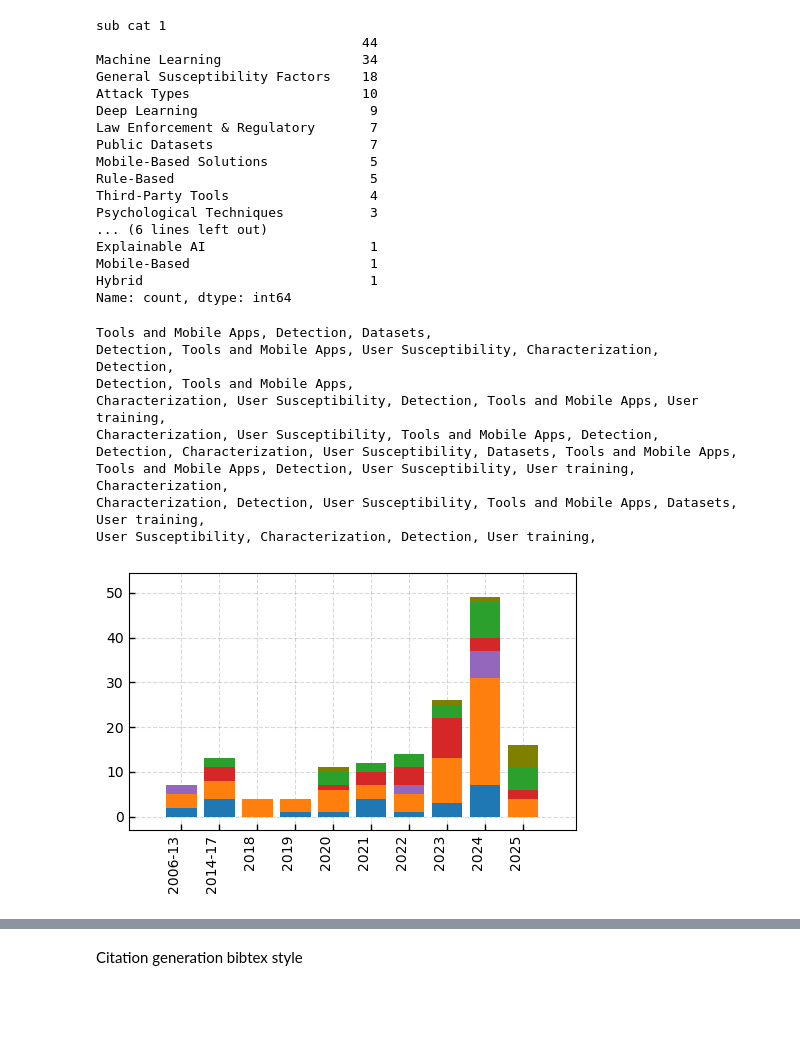
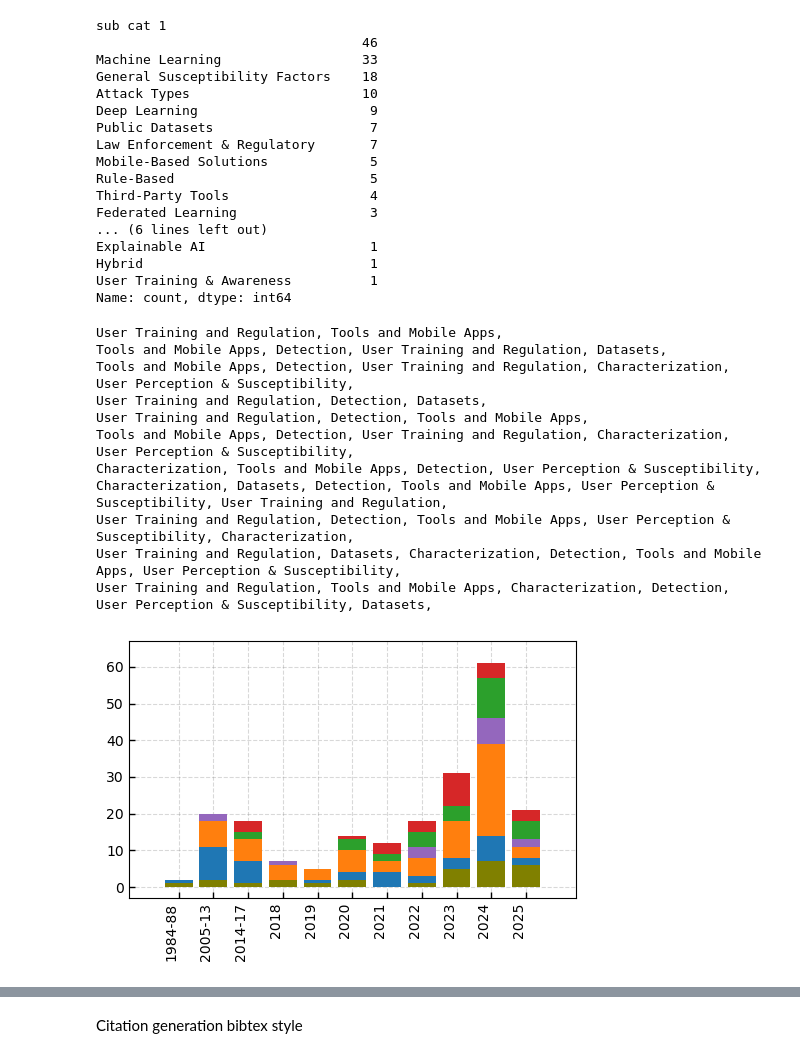
Before and after one commit to MarazMia/SMISH_DT, a Jupyter notebook: Code/papers_stat.ipynb, the cells around one changed output, grey strips where cells are left out. Drawn from its saved outputs; the diff is of its cells as text; code cells hidden in the pictures; blank space fills up the shorter version.

```diff
--- a/Code/papers_stat.ipynb
+++ b/Code/papers_stat.ipynb
@@ -4,7 +4,7 @@ import numpy as np
 import matplotlib.pyplot as plt
 import matplotlib.patches as mpatches
 # %%
-df = pd.read_excel('../papers_2.xlsx')
+df = pd.read_excel('../papers.xlsx')
 df.head()
 # %% [output]
 |  | Order | Paper Title | type | Citation ID | Publication Year | main cat | main cat 2 | sub cat 1 | ... |
@@ -60 +57,5 @@ min(df['Publication Year']), max(df['Publication Year'])
+# %%
+df['main cat'] = df['main cat'].replace('Defense & Tools', 'Tools and Mobile Apps')
+df['main cat'] = df['main cat'].replace('User Susceptibility', 'User Perception & Susceptibility')
+df['main cat 2'] = df['main cat 2'].replace('Defense & Tools', 'Tools and Mobile Apps')
 # %%
@@ -106,39 +111,52 @@ df[(df['main cat 2']=='Datasets')]
 df['sub cat 1'].value_counts()
 # %% [output]
 sub cat 1
-                                  44
-Machine Learning                  34
+                                  46
+Machine Learning                  33
 General Susceptibility Factors    18
 Attack Types                      10
 Deep Learning                      9
+Public Datasets                    7
 Law Enforcement & Regulatory       7
-Public Datasets                    7
 Mobile-Based Solutions             5
 Rule-Based                         5
 Third-Party Tools                  4
-Psychological Techniques           3
+Federated Learning                 3
 ... (6 lines left out)
 Explainable AI                     1
-Mobile-Based                       1
 Hybrid                             1
+User Training & Awareness          1
 Name: count, dtype: int64
 # %%
-plot_dict = {'2006-13':{}, '2014-17':{}, '2018':{}, '2019':{}, '2020':{}, '2021':{}, '2022':{}, '2023':{}, '2024':{}, '2025':{}}
+plot_dict = {'1984-88':{}, '2005-13':{}, '2014-17':{}, '2018':{}, '2019':{}, '2020':{}, '2021':{}, '2022':{}, '2023':{}, '2024':{}, '2025':{}}
 
 for i in range(len(df)):
     year = df['Publication Year'][i]
-    if year<2014:
+    if year<1989 and year>1983:
         if df['main cat'][i]:
-            if df['main cat'][i] in plot_dict['2006-13']:
-                plot_dict['2006-13'][df['main cat'][i]] += 1
+            if df['main cat'][i] in plot_dict['1984-88']:
+                plot_dict['1984-88'][df['1984-88'][i]] += 1
             else:
-                plot_dict['2006-13'][df['main cat'][i]] = 1
+                plot_dict['1984-88'][df['main cat'][i]] = 1
 
         if df['main cat 2'][i]:
-            if df['main cat 2'][i] in plot_dict['2006-13']:
-                plot_dict['2006-13'][df['main cat 2'][i]] += 1
+            if df['main cat 2'][i] in plot_dict['2005-13']:
+                plot_dict['2005-13'][df['main cat 2'][i]] += 1
             else:
-                plot_dict['2006-13'][df['main cat 2'][i]] = 1
+                plot_dict['2005-13'][df['main cat 2'][i]] = 1
+
+    elif year>2004 and year<2014:
+        if df['main cat'][i]:
+            if df['main cat'][i] in plot_dict['2005-13']:
+                plot_dict['2005-13'][df['main cat'][i]] += 1
+            else:
+                plot_dict['2005-13'][df['main cat'][i]] = 1
+
+        if df['main cat 2'][i]:
+            if df['main cat 2'][i] in plot_dict['2005-13']:
+                plot_dict['2005-13'][df['main cat 2'][i]] += 1
+            else:
+                plot_dict['2005-13'][df['main cat 2'][i]] = 1
 
     elif year>2013 and year<2018:
         if df['main cat'][i]:
@@ -271,22 +289,24 @@ for i in plot_dict:
         print(j, end=', ')
     print()
 # %% [output]
-Tools and Mobile Apps, Detection, Datasets,
-Detection, Tools and Mobile Apps, User Susceptibility, Characterization,
-Detection,
-Detection, Tools and Mobile Apps,
-Characterization, User Susceptibility, Detection, Tools and Mobile Apps, User training,
-Characterization, User Susceptibility, Tools and Mobile Apps, Detection,
-Detection, Characterization, User Susceptibility, Datasets, Tools and Mobile Apps,
-Tools and Mobile Apps, Detection, User Susceptibility, User training, Characterization,
-Characterization, Detection, User Susceptibility, Tools and Mobile Apps, Datasets, User training,
-User Susceptibility, Characterization, Detection, User training,
+User Training and Regulation, Tools and Mobile Apps,
+Tools and Mobile Apps, Detection, User Training and Regulation, Datasets,
+Tools and Mobile Apps, Detection, User Training and Regulation, Characterization, User Perception & Susceptibility,
+User Training and Regulation, Detection, Datasets,
+User Training and Regulation, Detection, Tools and Mobile Apps,
+Tools and Mobile Apps, Detection, User Training and Regulation, Characterization, User Perception & Susceptibility,
+Characterization, Tools and Mobile Apps, Detection, User Perception & Susceptibility,
+Characterization, Datasets, Detection, Tools and Mobile Apps, User Perception & Susceptibility, User Training and Regulation,
+User Training and Regulation, Detection, Tools and Mobile Apps, User Perception & Susceptibility, Characterization,
+User Training and Regulation, Datasets, Characterization, Detection, Tools and Mobile Apps, User Perception & Susceptibility,
+User Training and Regulation, Tools and Mobile Apps, Characterization, Detection, User Perception & Susceptibility, Datasets,
 # %%
 df_plot = pd.DataFrame.from_dict(plot_dict, orient='index').fillna(0)
 
 
 custom_year_order = [
-    '2006-13',
+    '1984-88',
+    '2005-13',
     '2014-17',
     '2018',
     '2019',
@@ -312,36 +332,36 @@ ax.tick_params(axis='both', direction='in', length=4, width=1)
 bottom = [0] * len(time_periods)
 
 
-colors = {'Tools and Mobile Apps': '#1f77b4', 'Detection': '#ff7f0e', 'Characterization': '#2ca02c', 'Datasets': '#9467bd', 'User Susceptibility': '#d62728', 'User training':'olive'}
+colors = {'Tools and Mobile Apps': '#1f77b4', 'Detection': '#ff7f0e', 'Characterization': '#2ca02c', 'Datasets': '#9467bd', 'User Perception & Susceptibility': '#d62728', 'User Training and Regulation':'#808000'}
 
 # Iterate through categories to stack bars with custom colors
 for category in df_plot.columns:
     current_color = colors.get(category, 'gray') # Get color, default to 'gray' if not found
     ax.bar(time_periods, df_plot[category], label=category, bottom=bottom, color=current_color)
     # Update bottom for the next stack
     bottom = [b + val for b, val in zip(bottom, df_plot[category])]
 
 # Moved axis limit adjustments here
 x_min_orig, x_max_orig = ax.get_xlim()
 y_min_orig, y_max_orig = ax.get_ylim()
 
 padding_bottom = 3.0
 padding_left = 0.5
 padding_right = 0.5
 
 ax.set_ylim(bottom=y_min_orig - padding_bottom, top=y_max_orig + padding_bottom)
 ax.set_xlim(left=x_min_orig - padding_left, right=x_max_orig + padding_right)
 
 # ax.legend(title='Category', loc='upper center', bbox_to_anchor=(0.5, -0.3), ncol=2)
 
 plt.xticks(rotation=90, ha='right')
 plt.tight_layout()
 plt.grid(axis='x', linestyle='--', alpha=0.3, color='gray')
 plt.grid(axis='y', linestyle='--', alpha=0.3, color='gray')
 # Show the plot
 plt.show()
 # %% [output]
-[figure, old version]
+[figure, new version]
 # %%
 df_plot = pd.DataFrame.from_dict(plot_dict, orient='index').fillna(0)
 
```
Also changed, not shown: parts of 32 cells of this notebook, 3 other files.
